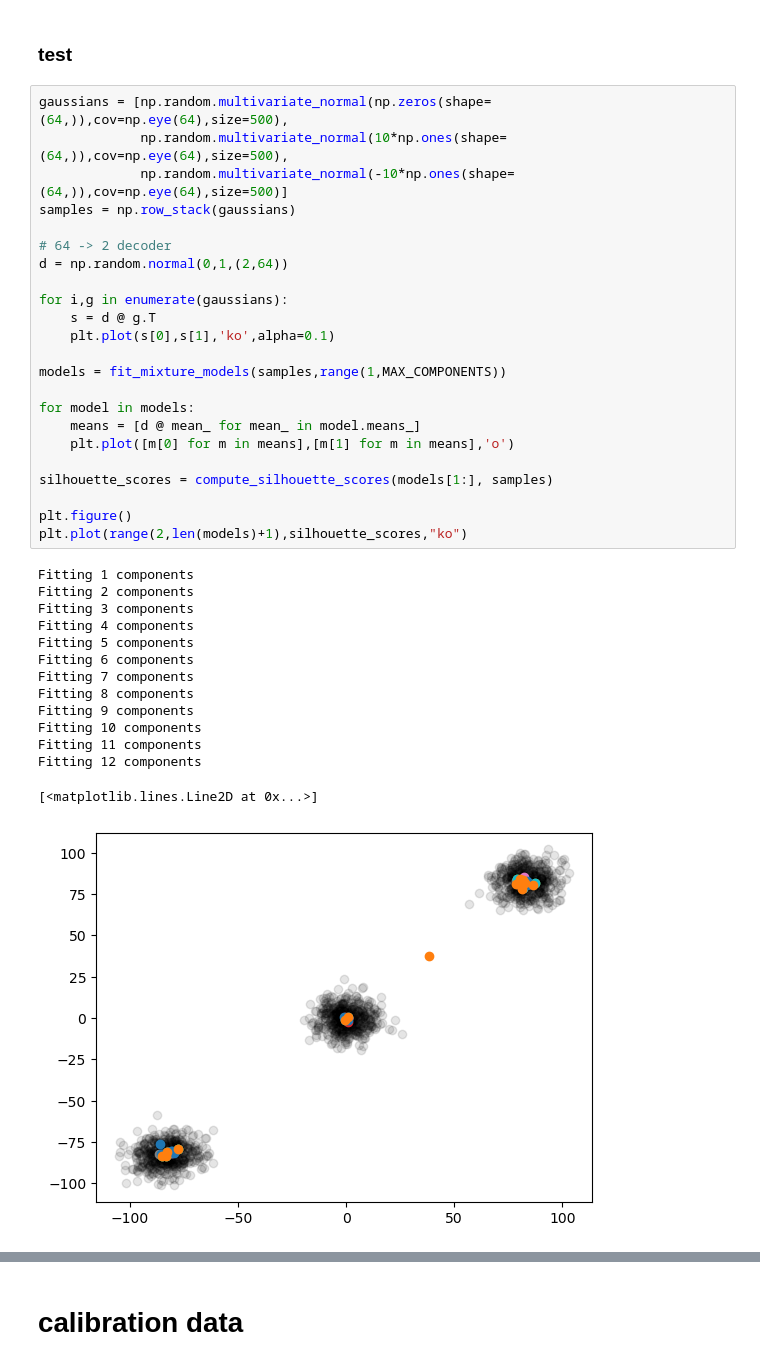
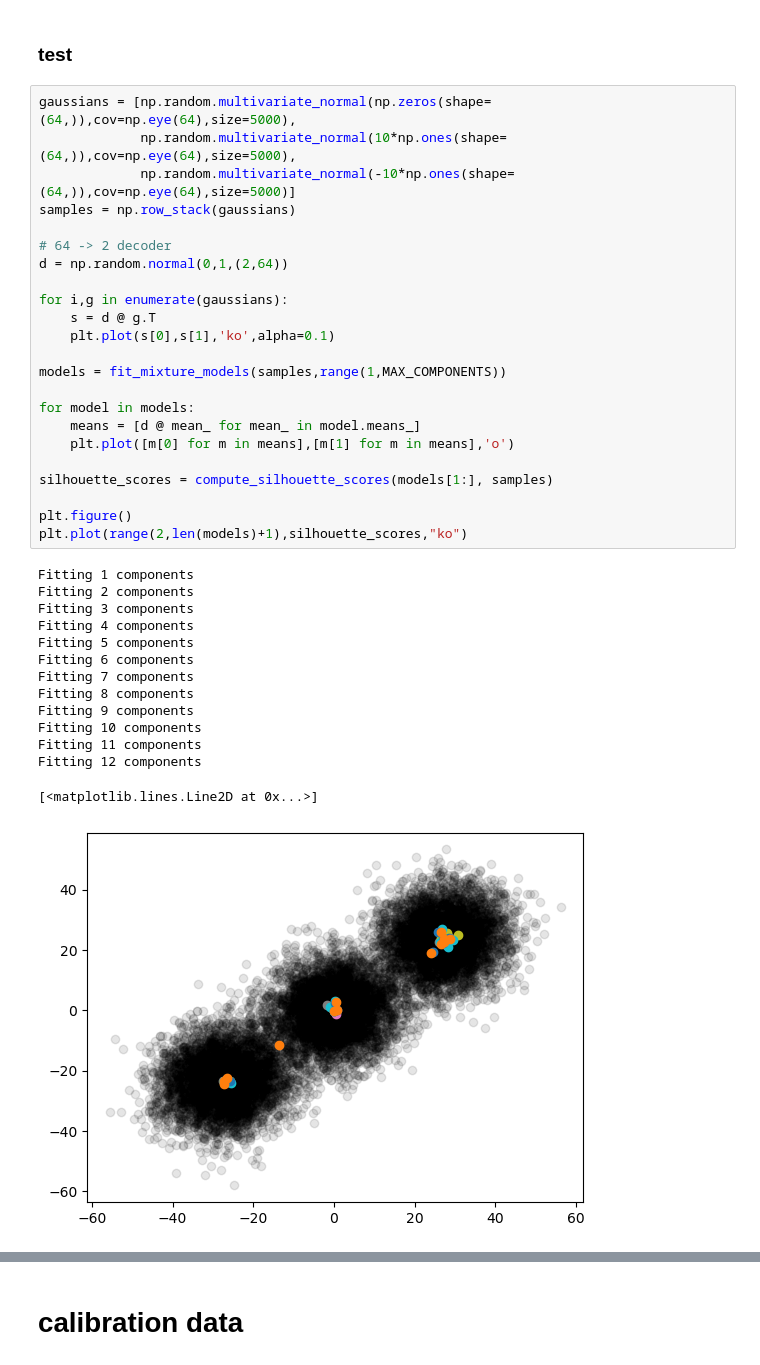
Before and after one commit to spewil/phd, a Jupyter notebook: analysis/notebooks/gmm_elbow.ipynb, the cells around one changed output, grey strips where cells are left out. Saved outputs shown, nothing was run; the diff lists cells and outputs as text.

```diff
--- a/analysis/notebooks/gmm_elbow.ipynb
+++ b/analysis/notebooks/gmm_elbow.ipynb
@@ -86,40 +82,40 @@ def compute_silhouette_scores(models,data):
 # %% [markdown]
 ### test
 # %%
-gaussians = [np.random.multivariate_normal(np.zeros(shape=(64,)),cov=np.eye(64),size=500),
-             np.random.multivariate_normal(10*np.ones(shape=(64,)),cov=np.eye(64),size=500),
-             np.random.multivariate_normal(-10*np.ones(shape=(64,)),cov=np.eye(64),size=500)]
+gaussians = [np.random.multivariate_normal(np.zeros(shape=(64,)),cov=np.eye(64),size=5000),
+             np.random.multivariate_normal(10*np.ones(shape=(64,)),cov=np.eye(64),size=5000),
+             np.random.multivariate_normal(-10*np.ones(shape=(64,)),cov=np.eye(64),size=5000)]
 samples = np.row_stack(gaussians)
 
 # 64 -> 2 decoder
 d = np.random.normal(0,1,(2,64))
 
 for i,g in enumerate(gaussians):
     s = d @ g.T
     plt.plot(s[0],s[1],'ko',alpha=0.1)
 
 models = fit_mixture_models(samples,range(1,MAX_COMPONENTS))
 
 for model in models:
     means = [d @ mean_ for mean_ in model.means_]
     plt.plot([m[0] for m in means],[m[1] for m in means],'o')
 
 silhouette_scores = compute_silhouette_scores(models[1:], samples)
 
 plt.figure()
 plt.plot(range(2,len(models)+1),silhouette_scores,"ko")
 # %% [output]
 Fitting 1 components
 Fitting 2 components
 Fitting 3 components
 Fitting 4 components
 Fitting 5 components
 Fitting 6 components
 Fitting 7 components
 Fitting 8 components
 Fitting 9 components
 Fitting 10 components
 Fitting 11 components
 Fitting 12 components
 [<matplotlib.lines.Line2D at 0x...>]
-[figure, old version]
+[figure, new version]
```
Also changed, not shown: parts of 18 cells of this notebook, 18 other files.
